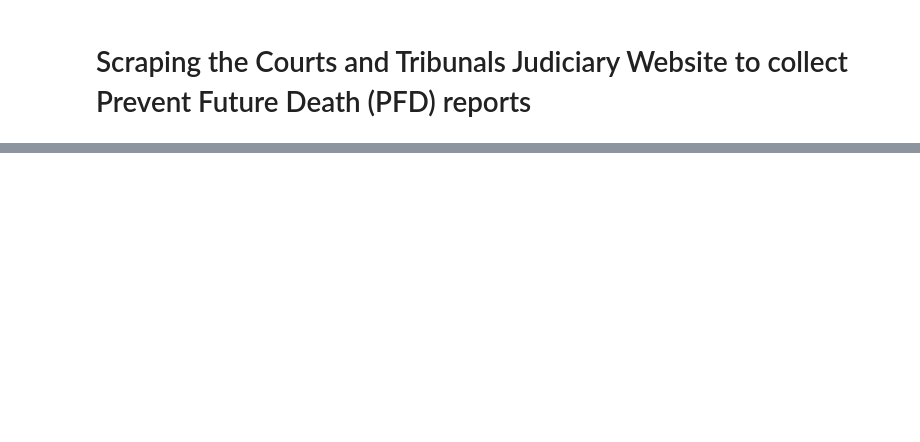
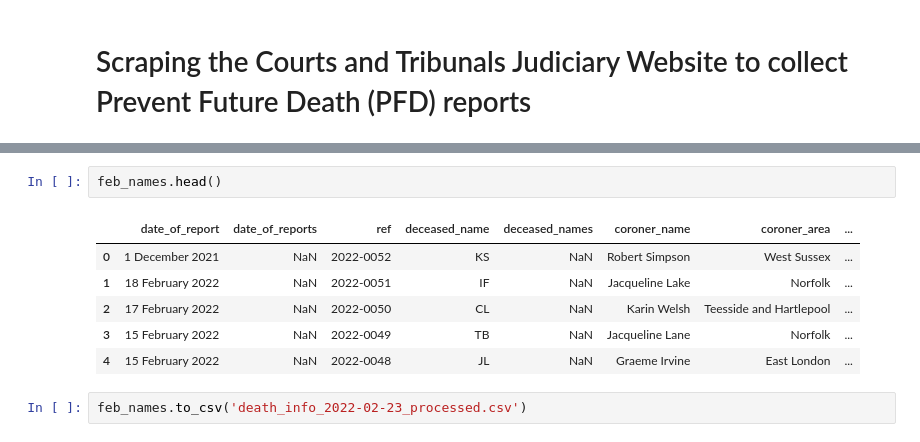
Before and after one commit to georgiarichards/georgiarichards.github.io, a Jupyter notebook: data/Web_scraper_PFDs.ipynb, the cells around one changed output, grey strips where cells are left out. Saved outputs shown, nothing was run; the diff lists cells and outputs as text; blank space fills up the shorter version.

```diff
--- a/data/Web_scraper_PFDs.ipynb
+++ b/data/Web_scraper_PFDs.ipynb
@@ -1000,0 +437,11 @@ areas.to_html(f"areas_info.html")
+# %%
+feb_names.head()
+# %% [output]
+|  | date_of_report | date_of_reports | ref | deceased_name | deceased_names | coroner_name | coroner_area | ... |
+| 0 | 1 December 2021 | NaN | 2022-0052 | KS | NaN | Robert Simpson | West Sussex | ... |
+| 1 | 18 February 2022 | NaN | 2022-0051 | IF | NaN | Jacqueline Lake | Norfolk | ... |
+| 2 | 17 February 2022 | NaN | 2022-0050 | CL | NaN | Karin Welsh | Teesside and Hartlepool | ... |
+| 3 | 15 February 2022 | NaN | 2022-0049 | TB | NaN | Jacqueline Lane | Norfolk | ... |
+| 4 | 15 February 2022 | NaN | 2022-0048 | JL | NaN | Graeme Irvine | East London | ... |
+# %%
+feb_names.to_csv('death_info_2022-02-23_processed.csv')
```
Also changed, not shown: parts of 98 cells of this notebook, 1 other file.
